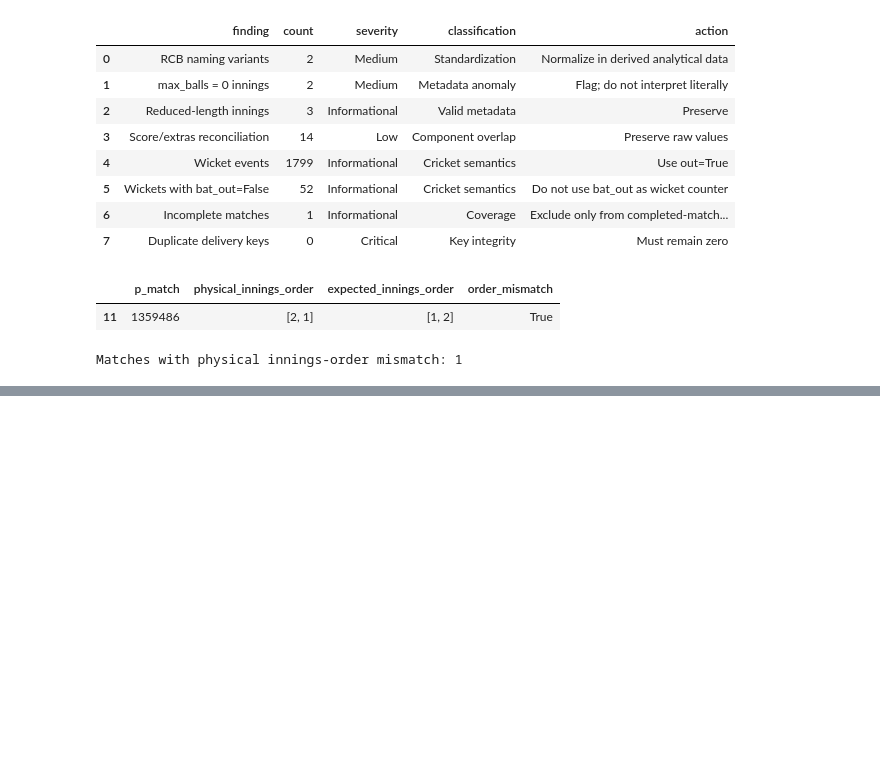
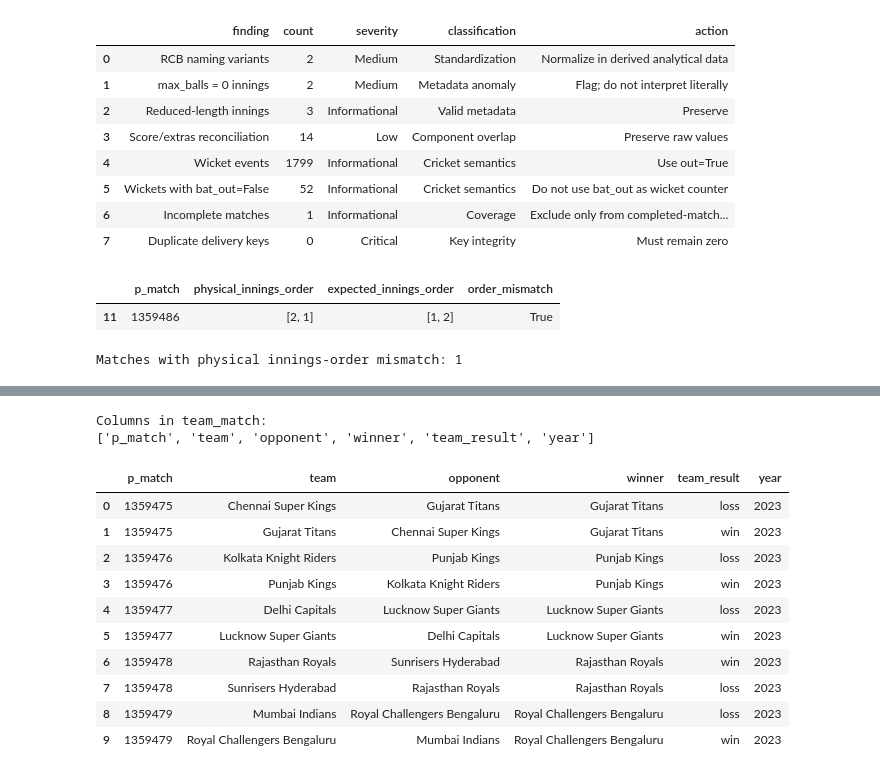
Before and after one commit to SohamBhow22/Hackathon_DPL2026, a Jupyter notebook: notebooks/01_data_audit.ipynb, the cells around one changed output, grey strips where cells are left out. Cells and saved outputs as stored; diff of their text form; code cells hidden in the pictures; blank space fills up the shorter version.

```diff
--- a/notebooks/01_data_audit.ipynb
+++ b/notebooks/01_data_audit.ipynb
@@ -1419,0 +1551,30 @@ Matches with physical innings-order mismatch: 1
+# %%
+build_match_summary = match_level.build_match_summary
+build_team_match = match_level.build_team_match
+# %%
+# Build the two datasets
+match_summary = build_match_summary(df_features)
+
+team_match = build_team_match(
+    df_features,
+    match_summary=match_summary,
+)
+
+# Basic shape and uniqueness checks
+print("Match summary shape:", match_summary.shape)
+print("Team-match shape:", team_match.shape)
+
+print(
+    "Unique matches:",
+    match_summary["p_match"].nunique(),
+)
+
+print(
+    "Unique team-match keys:",
+    ~team_match.duplicated(["p_match", "team"]).any(),
+)
+
+print(
+    "Unique match-summary keys:",
+    ~match_summary["p_match"].duplicated().any(),
+)
@@ -1419,0 +1660,19 @@ Matches with physical innings-order mismatch: 1
+# %%
+print("Columns in team_match:")
+print(team_match.columns.tolist())
+
+display(team_match.head(10))
+# %% [output]
+Columns in team_match:
+['p_match', 'team', 'opponent', 'winner', 'team_result', 'year']
+|  | p_match | team | opponent | winner | team_result | year |
+| 0 | 1359475 | Chennai Super Kings | Gujarat Titans | Gujarat Titans | loss | 2023 |
+| 1 | 1359475 | Gujarat Titans | Chennai Super Kings | Gujarat Titans | win | 2023 |
+| 2 | 1359476 | Kolkata Knight Riders | Punjab Kings | Punjab Kings | loss | 2023 |
+| 3 | 1359476 | Punjab Kings | Kolkata Knight Riders | Punjab Kings | win | 2023 |
+| 4 | 1359477 | Delhi Capitals | Lucknow Super Giants | Lucknow Super Giants | loss | 2023 |
+| 5 | 1359477 | Lucknow Super Giants | Delhi Capitals | Lucknow Super Giants | win | 2023 |
+| 6 | 1359478 | Rajasthan Royals | Sunrisers Hyderabad | Rajasthan Royals | win | 2023 |
+| 7 | 1359478 | Sunrisers Hyderabad | Rajasthan Royals | Rajasthan Royals | loss | 2023 |
+| 8 | 1359479 | Mumbai Indians | Royal Challengers Bengaluru | Royal Challengers Bengaluru | loss | 2023 |
+| 9 | 1359479 | Royal Challengers Bengaluru | Mumbai Indians | Royal Challengers Bengaluru | win | 2023 |
```
Also changed, not shown: parts of 52 cells of this notebook, 10 other files.
